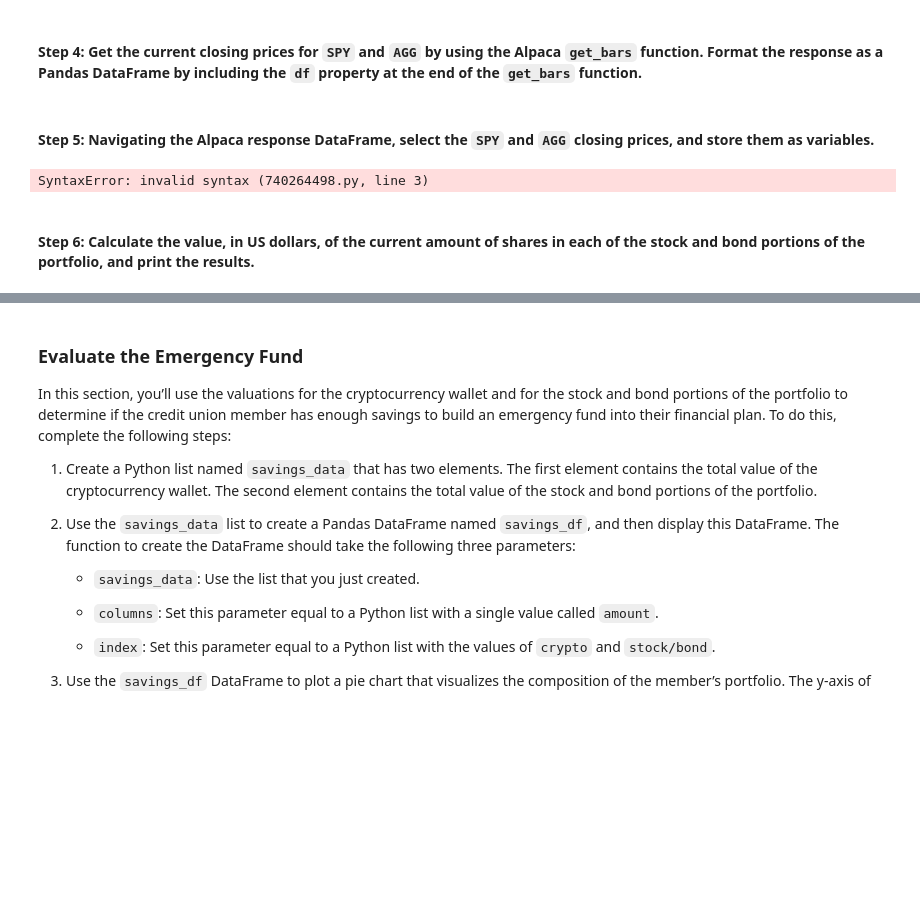
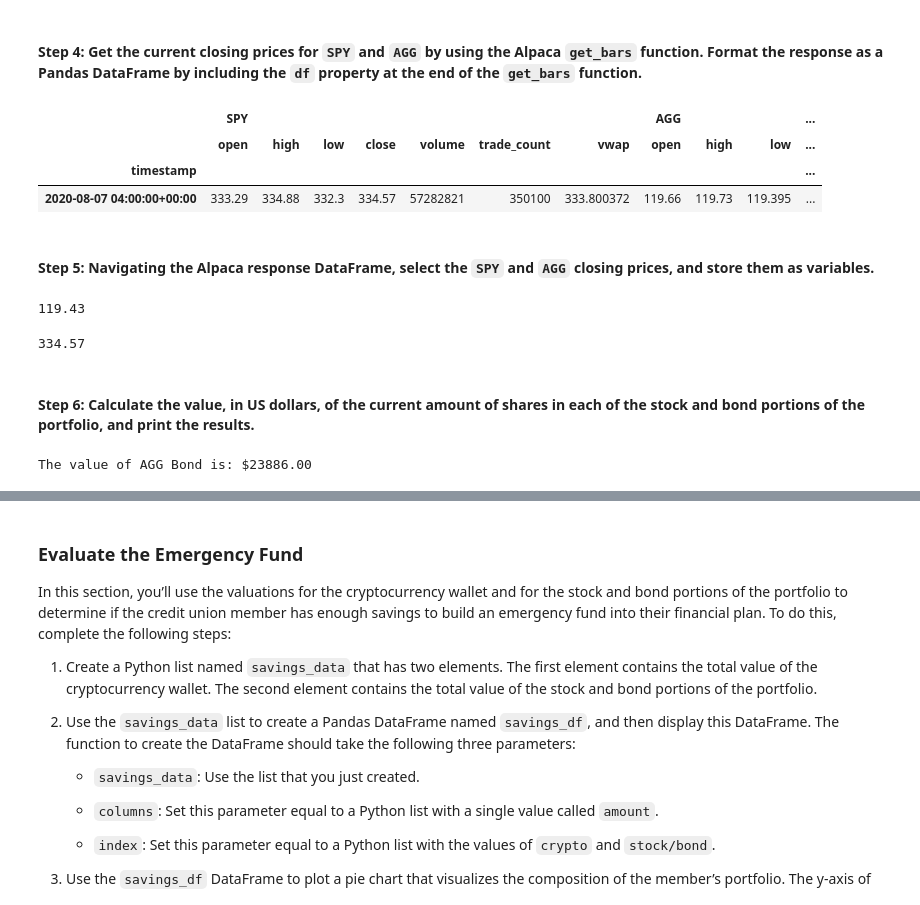
Before and after one commit to j-w-code/Module_5_Project, a Jupyter notebook: 05_Starter_Code/financial_planning_tools.ipynb, the cells around one changed output, grey strips where cells are left out. Saved outputs shown, nothing was run; the diff lists cells and outputs as text; code cells hidden in the pictures; blank space fills up the shorter version.

```diff
--- a/05_Starter_Code/financial_planning_tools.ipynb
+++ b/05_Starter_Code/financial_planning_tools.ipynb
@@ -186,11 +186,11 @@ agg_shares = 200
 #### Step 2: Set the variables for the Alpaca API and secret keys. Using the Alpaca SDK, create the Alpaca `tradeapi.REST` object. In this object, include the parameters for the Alpaca API key, the secret key, and the version number.
 # %%
 # Set the variables for the Alpaca API and secret keys
-# YOUR CODE HERE
-# YOUR CODE HERE
+alpaca_api_key = os.getenv("ALPACA_API_KEY")
+alpaca_secret_key = os.getenv("ALPACA_SECRET_KEY")
 
 # Create the Alpaca tradeapi.REST object
-# YOUR CODE HERE
+alpaca = tradeapi.REST(alpaca_api_key, alpaca_secret_key, api_version="v2")
 # %% [markdown]
 #### Step 3: Set the following parameters for the Alpaca API call:
 
@@ -201,58 +201,72 @@ agg_shares = 200
 - `start_date` and `end_date`: Use the same date for these parameters, and format them with the date of the previous weekday (or `2020-08-07`). This is because you want the one closing price for the most-recent trading day.
 # %%
 # Set the tickers for both the bond and stock portion of the portfolio
-# YOUR CODE HERE
+tickers = ["SPY", "AGG"]
 
 # Set timeframe to 1Day
-# YOUR CODE HERE
+timeframe = "1Day"
 
 # Format current date as ISO format
 # Set both the start and end date at the date of your prior weekday
 # This will give you the closing price of the previous trading day
 # Alternatively you can use a start and end date of 2020-08-07
-# YOUR CODE HERE
-# YOUR CODE HERE
+start_date = pd.Timestamp("2020-08-07", tz="America/New_York").isoformat()
+end_date = pd.Timestamp("2020-08-07",tz="America/New_York").isoformat()
 # %% [markdown]
 #### Step 4: Get the current closing prices for `SPY` and `AGG` by using the Alpaca `get_bars` function. Format the response as a Pandas DataFrame by including the `df` property at the end of the `get_bars` function.
 # %%
 # Use the Alpaca get_bars function to get current closing prices the portfolio
 # Be sure to set the `df` property after the function to format the response object as a DataFrame
-# YOUR CODE HERE
+closing_prices = alpaca.get_bars(
+    tickers,
+    timeframe,
+    start=start_date,
+    end=end_date
+).df
 
 # Reorganize the DataFrame
 # Separate ticker data
-# YOUR CODE HERE
+SPY = closing_prices[closing_prices['symbol']=='SPY'].drop('symbol', axis=1)
+AGG = closing_prices[closing_prices['symbol']=='AGG'].drop('symbol', axis=1)
 
 # Concatenate the ticker DataFrames
-# YOUR CODE HERE
-
+closing_prices = pd.concat([SPY, AGG], axis=1, keys=["SPY", "AGG"])
 # Review the first 5 rows of the Alpaca DataFrame
-# YOUR CODE HERE
+closing_prices.head()
+# %% [output]
+|  | SPY |  |  |  |  |  |  | AGG |  |  | ... |
+|  | open | high | low | close | volume | trade_count | vwap | open | high | low | ... |
+| timestamp |  |  |  |  |  |  |  |  |  |  | ... |
+| 2020-08-07 04:00:00+00:00 | 333.29 | 334.88 | 332.3 | 334.57 | 57282821 | 350100 | 333.800372 | 119.66 | 119.73 | 119.395 | ... |
 # %% [markdown]
 #### Step 5: Navigating the Alpaca response DataFrame, select the `SPY` and `AGG` closing prices, and store them as variables.
 # %%
 # Access the closing price for AGG from the Alpaca DataFrame
 # Converting the value to a floating point number
-agg_close_price = # YOUR CODE HERE
+agg_close_price = float(closing_prices['AGG']['close'])
 
 # Print the AGG closing price
-# YOUR CODE HERE
+agg_close_price
 # %% [output]
-SyntaxError: invalid syntax (740264498.py, line 3)
+119.43
 # %%
 # Access the closing price for SPY from the Alpaca DataFrame
 # Converting the value to a floating point number
-spy_close_price = # YOUR CODE HERE
+spy_close_price = float(closing_prices['SPY']['close'])
 
 # Print the SPY closing price
-# YOUR CODE HERE
+spy_close_price
+# %% [output]
+334.57
 # %% [markdown]
 #### Step 6: Calculate the value, in US dollars, of the current amount of shares in each of the stock and bond portions of the portfolio, and print the results.
 # %%
 # Calculate the current value of the bond portion of the portfolio
-agg_value = # YOUR CODE HERE
+agg_value = agg_shares * agg_close_price
 
 # Print the current value of the bond portfolio
-# YOUR CODE HERE
+print(f"The value of AGG Bond is: ${agg_value:.2f}")
+# %% [output]
+The value of AGG Bond is: $23886.00
 # %%
 # Calculate the current value of the stock portion of the portfolio
```
Also changed, not shown: parts of 10 cells of this notebook.
